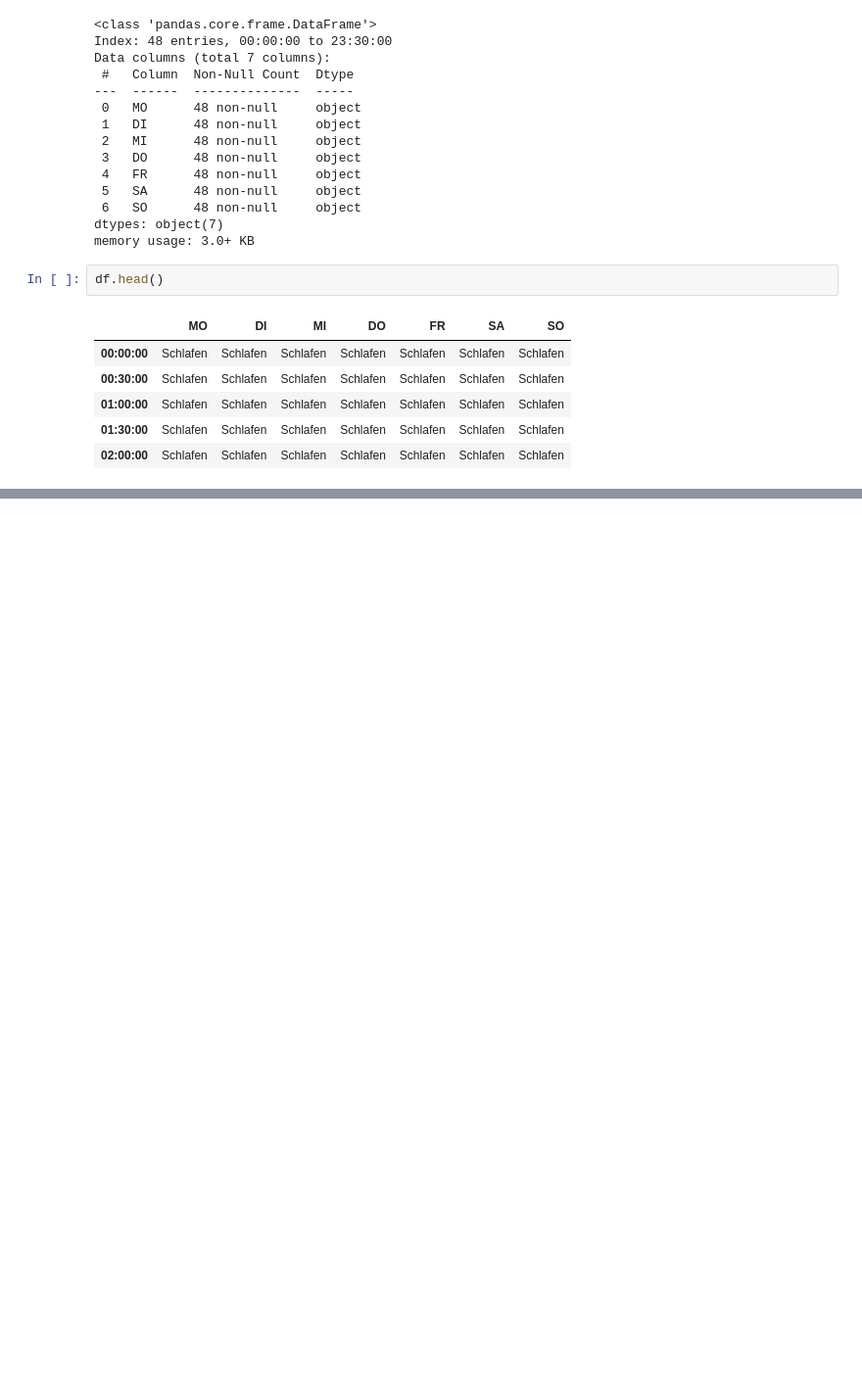
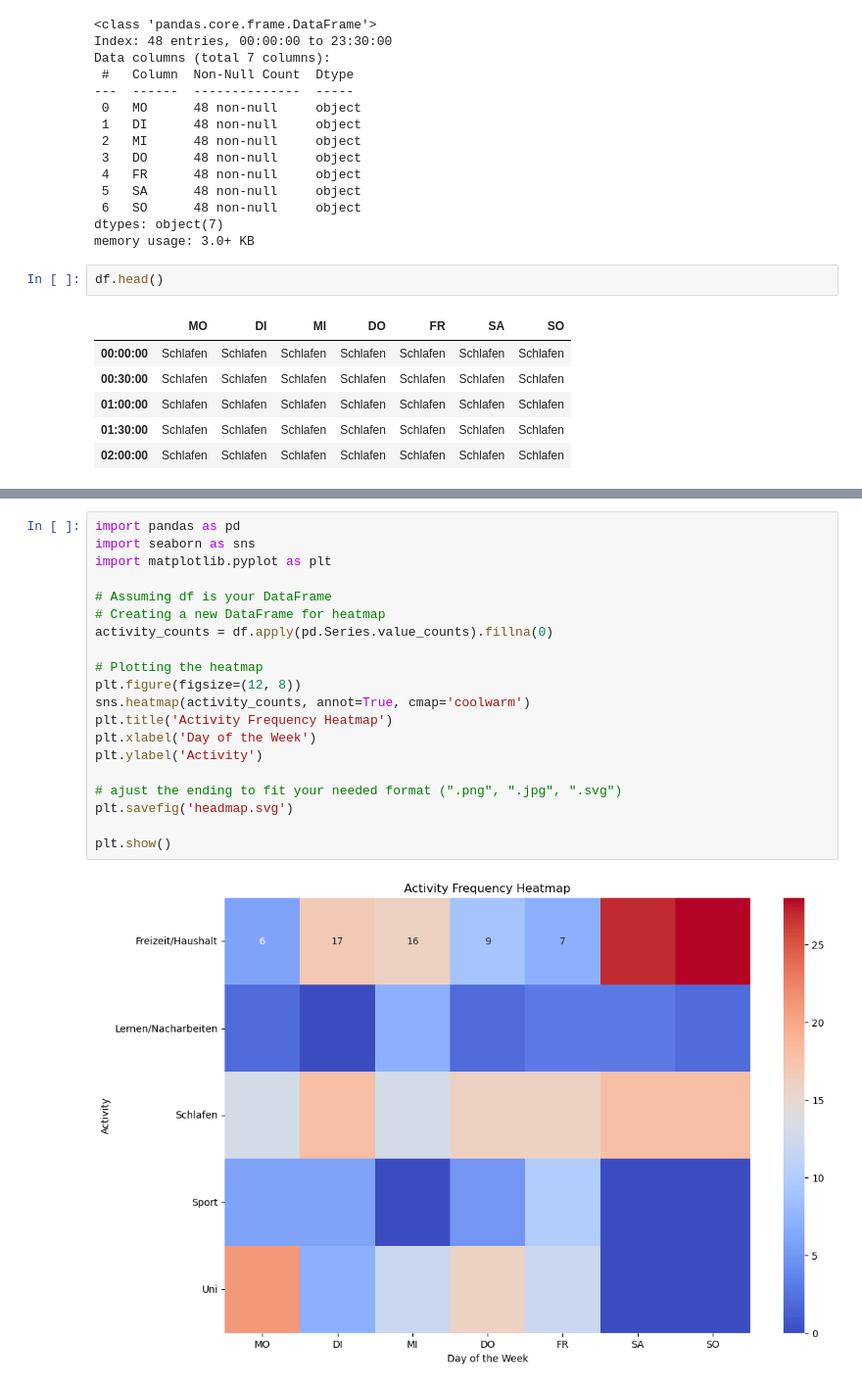
Before and after one commit to MarvinPahling/Time-Management-Analysis-Project, a Jupyter notebook: Zeiteinteilung.ipynb, the cells around one changed output, grey strips where cells are left out. Shown: that part at 98% size. Drawn from its saved outputs; the diff is of its cells as text; blank space fills up the shorter version.

```diff
--- a/Zeiteinteilung.ipynb
+++ b/Zeiteinteilung.ipynb
@@ -71,0 +86,22 @@ plt.show()
+# %%
+import pandas as pd
+import seaborn as sns
+import matplotlib.pyplot as plt
+
+# Assuming df is your DataFrame
+# Creating a new DataFrame for heatmap
+activity_counts = df.apply(pd.Series.value_counts).fillna(0)
+
+# Plotting the heatmap
+plt.figure(figsize=(12, 8))
+sns.heatmap(activity_counts, annot=True, cmap='coolwarm')
+plt.title('Activity Frequency Heatmap')
+plt.xlabel('Day of the Week')
+plt.ylabel('Activity')
+
+# ajust the ending to fit your needed format (".png", ".jpg", ".svg")
+plt.savefig('headmap.svg')
+
+plt.show()
+# %% [output]
+[figure, added]
```
Also changed, not shown: parts of 4 cells of this notebook.
